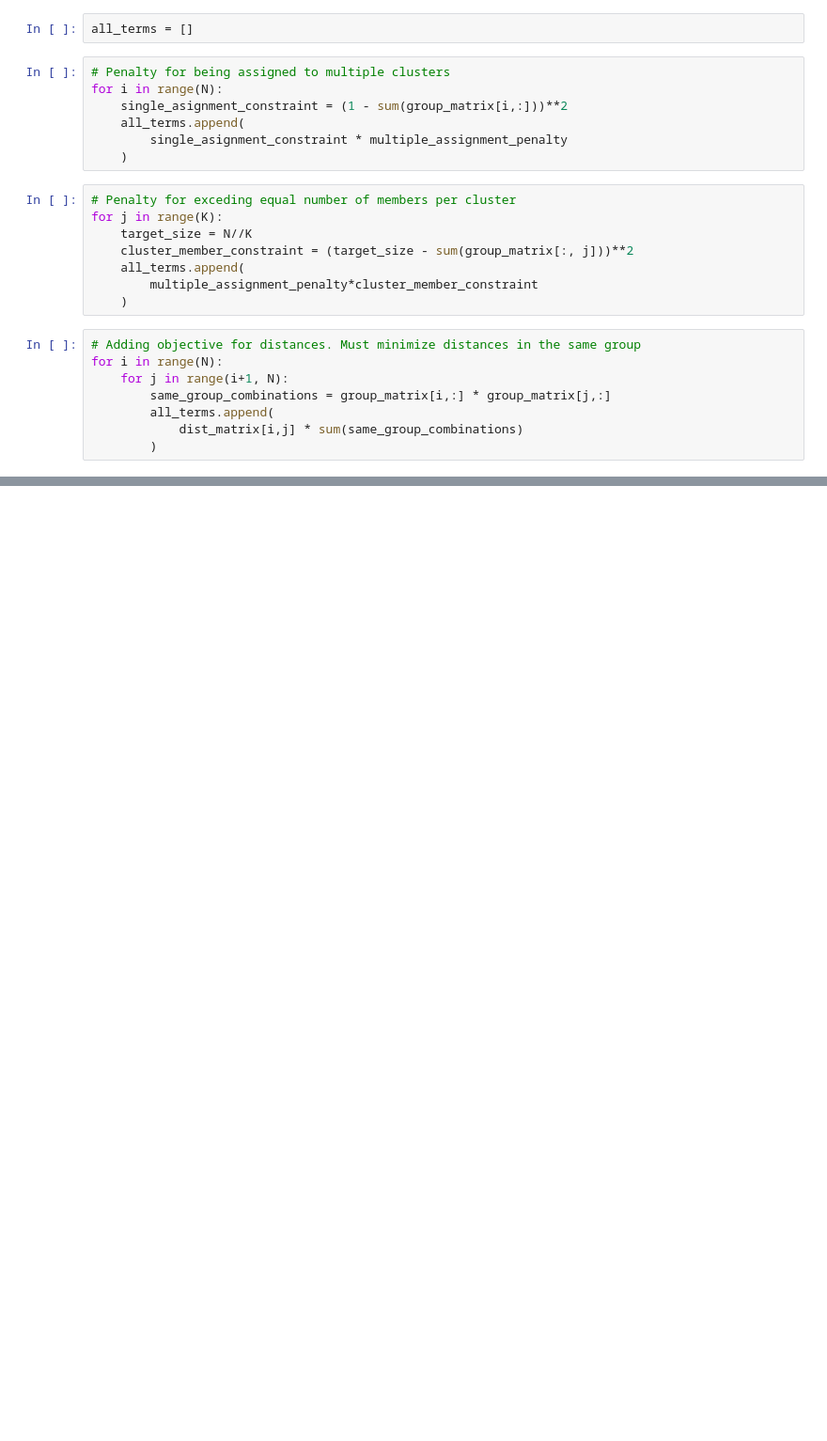
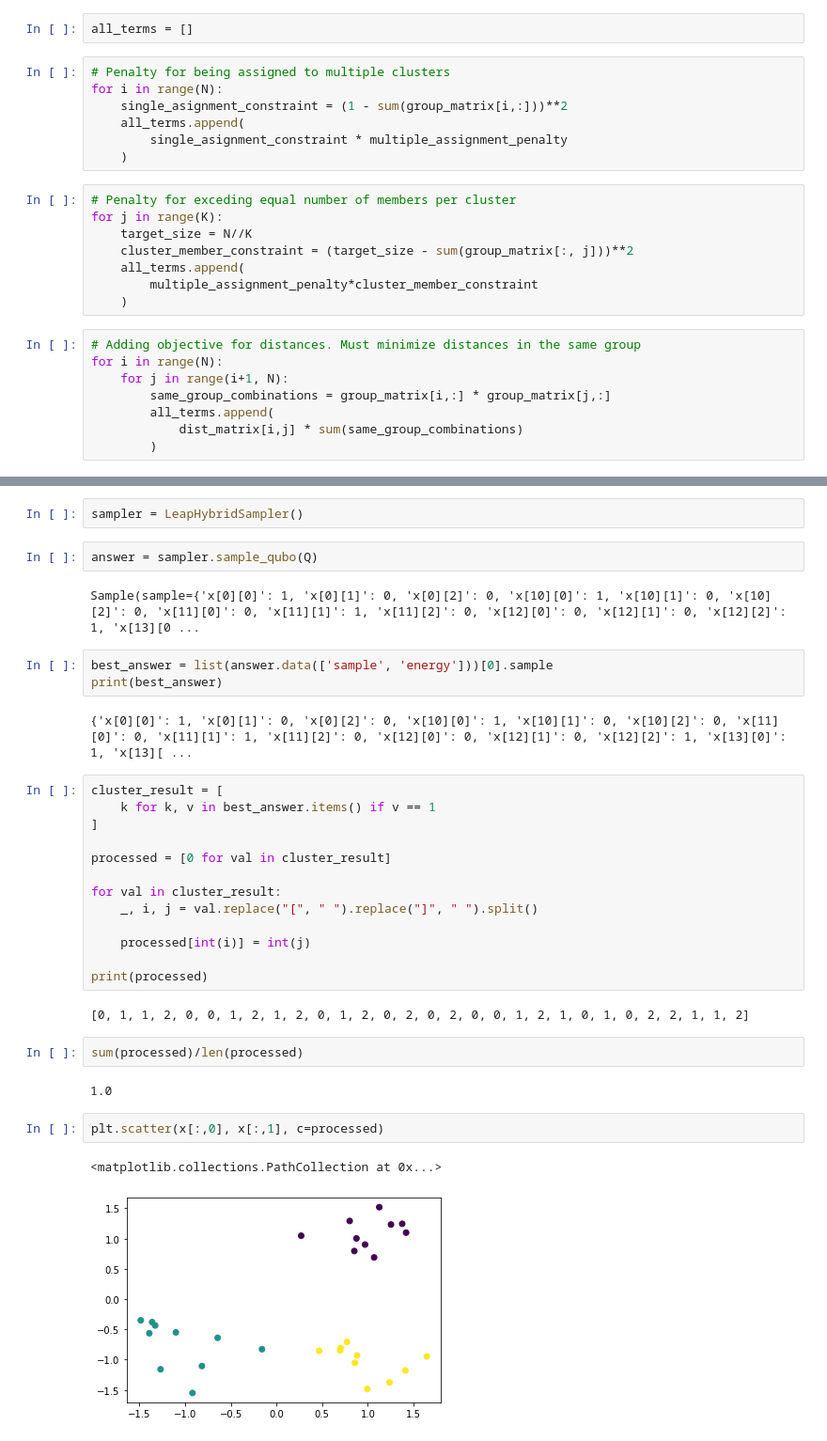
Before and after one commit to iQuHACK/2021_Surfers, a Jupyter notebook: QUBO_Kmeans.ipynb, the cells around one changed output, grey strips where cells are left out. Shown at 94% size. Cells and saved outputs as stored; diff of their text form; blank space fills up the shorter version.

```diff
--- a/QUBO_Kmeans.ipynb
+++ b/QUBO_Kmeans.ipynb
@@ -79,0 +87,35 @@ equation.compile().to_qubo()
+# %%
+sampler = LeapHybridSampler()
+# %%
+answer = sampler.sample_qubo(Q)
+# %% [output]
+Sample(sample={'x[0][0]': 1, 'x[0][1]': 0, 'x[0][2]': 0, 'x[10][0]': 1, 'x[10][1]': 0, 'x[10][2]': 0, 'x[11][0]': 0, 'x[11][1]': 1, 'x[11][2]': 0, 'x[12][0]': 0, 'x[12][1]': 0, 'x[12][2]': 1, 'x[13][0 ...
+# %%
+best_answer = list(answer.data(['sample', 'energy']))[0].sample
+print(best_answer)
+# %% [output]
+{'x[0][0]': 1, 'x[0][1]': 0, 'x[0][2]': 0, 'x[10][0]': 1, 'x[10][1]': 0, 'x[10][2]': 0, 'x[11][0]': 0, 'x[11][1]': 1, 'x[11][2]': 0, 'x[12][0]': 0, 'x[12][1]': 0, 'x[12][2]': 1, 'x[13][0]': 1, 'x[13][ ...
+# %%
+cluster_result = [
+    k for k, v in best_answer.items() if v == 1
+]
+
+processed = [0 for val in cluster_result]
+
+for val in cluster_result:
+    _, i, j = val.replace("[", " ").replace("]", " ").split()
+
+    processed[int(i)] = int(j)
+
+print(processed)
+# %% [output]
+[0, 1, 1, 2, 0, 0, 1, 2, 1, 2, 0, 1, 2, 0, 2, 0, 2, 0, 0, 1, 2, 1, 0, 1, 0, 2, 2, 1, 1, 2]
+# %%
+sum(processed)/len(processed)
+# %% [output]
+1.0
+# %%
+plt.scatter(x[:,0], x[:,1], c=processed)
+# %% [output]
+<matplotlib.collections.PathCollection at 0x...>
+[figure, added]
```
Also changed, not shown: parts of 11 cells of this notebook.
